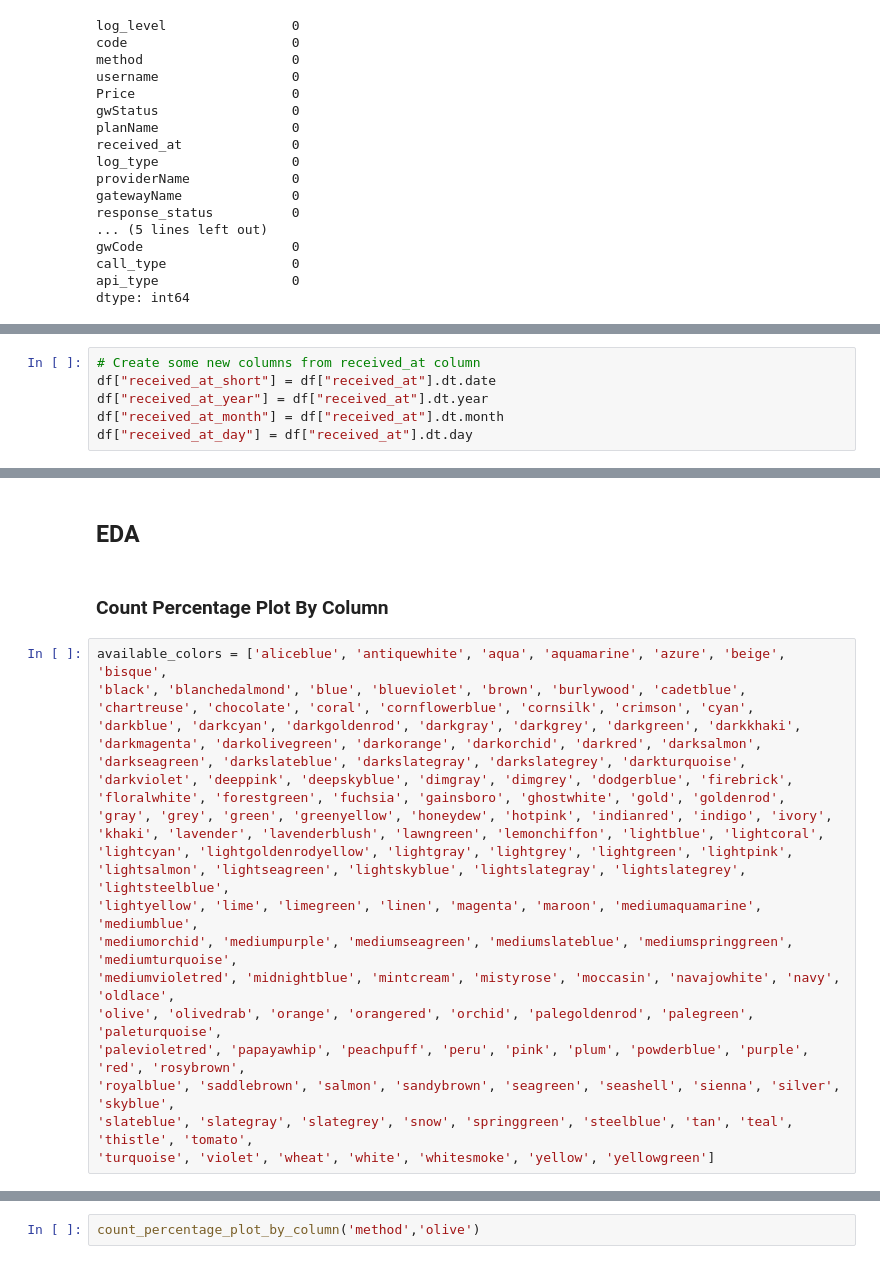
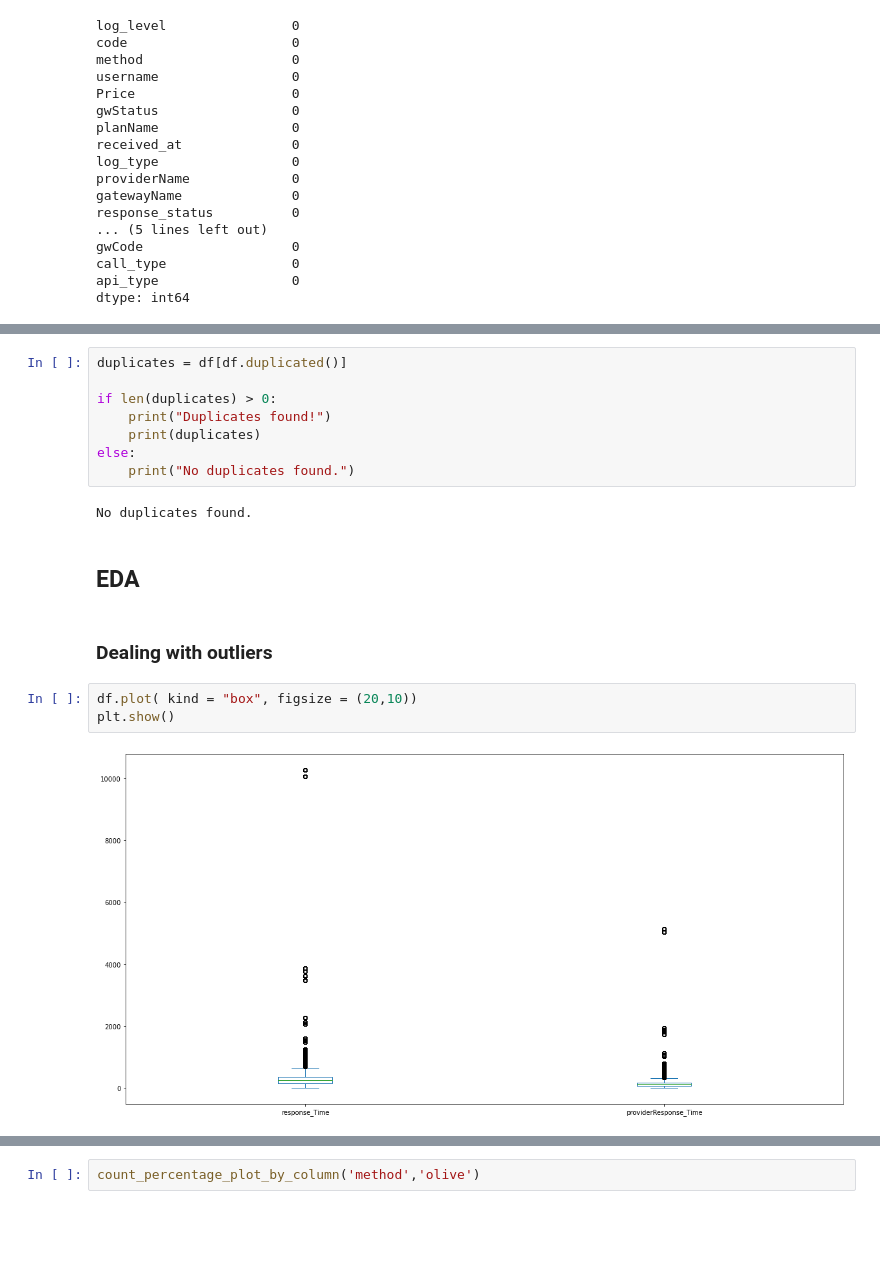
Before and after one commit to amyrmahdy/api-management, a Jupyter notebook: APIM.ipynb, the cells around one changed output, grey strips where cells are left out. Drawn from its saved outputs; the diff is of its cells as text; blank space fills up the shorter version.

```diff
--- a/APIM.ipynb
+++ b/APIM.ipynb
@@ -123,6 +97,0 @@ df["received_at"] = pd.to_datetime(df["received_at"], utc = True)
-# %%
-# Create some new columns from received_at column
-df["received_at_short"] = df["received_at"].dt.date
-df["received_at_year"] = df["received_at"].dt.year
-df["received_at_month"] = df["received_at"].dt.month
-df["received_at_day"] = df["received_at"].dt.day
@@ -147,25 +100,19 @@ These columns can be replace with boolian values:
+# %%
+duplicates = df[df.duplicated()]
+
+if len(duplicates) > 0:
+    print("Duplicates found!")
+    print(duplicates)
+else:
+    print("No duplicates found.")
+# %% [output]
+No duplicates found.
 # %% [markdown]
 ## EDA
-# %% [markdown]
-### Count Percentage Plot By Column
-# %%
-available_colors = ['aliceblue', 'antiquewhite', 'aqua', 'aquamarine', 'azure', 'beige', 'bisque',
-'black', 'blanchedalmond', 'blue', 'blueviolet', 'brown', 'burlywood', 'cadetblue',
-'chartreuse', 'chocolate', 'coral', 'cornflowerblue', 'cornsilk', 'crimson', 'cyan',
-'darkblue', 'darkcyan', 'darkgoldenrod', 'darkgray', 'darkgrey', 'darkgreen', 'darkkhaki',
-'darkmagenta', 'darkolivegreen', 'darkorange', 'darkorchid', 'darkred', 'darksalmon',
-'darkseagreen', 'darkslateblue', 'darkslategray', 'darkslategrey', 'darkturquoise',
-'darkviolet', 'deeppink', 'deepskyblue', 'dimgray', 'dimgrey', 'dodgerblue', 'firebrick',
-'floralwhite', 'forestgreen', 'fuchsia', 'gainsboro', 'ghostwhite', 'gold', 'goldenrod',
-'gray', 'grey', 'green', 'greenyellow', 'honeydew', 'hotpink', 'indianred', 'indigo', 'ivory',
-'khaki', 'lavender', 'lavenderblush', 'lawngreen', 'lemonchiffon', 'lightblue', 'lightcoral',
-'lightcyan', 'lightgoldenrodyellow', 'lightgray', 'lightgrey', 'lightgreen', 'lightpink',
-'lightsalmon', 'lightseagreen', 'lightskyblue', 'lightslategray', 'lightslategrey', 'lightsteelblue',
-'lightyellow', 'lime', 'limegreen', 'linen', 'magenta', 'maroon', 'mediumaquamarine', 'mediumblue',
-'mediumorchid', 'mediumpurple', 'mediumseagreen', 'mediumslateblue', 'mediumspringgreen', 'mediumturquoise',
-'mediumvioletred', 'midnightblue', 'mintcream', 'mistyrose', 'moccasin', 'navajowhite', 'navy', 'oldlace',
-'olive', 'olivedrab', 'orange', 'orangered', 'orchid', 'palegoldenrod', 'palegreen', 'paleturquoise',
-'palevioletred', 'papayawhip', 'peachpuff', 'peru', 'pink', 'plum', 'powderblue', 'purple', 'red', 'rosybrown',
-'royalblue', 'saddlebrown', 'salmon', 'sandybrown', 'seagreen', 'seashell', 'sienna', 'silver', 'skyblue',
-'slateblue', 'slategray', 'slategrey', 'snow', 'springgreen', 'steelblue', 'tan', 'teal', 'thistle', 'tomato',
-'turquoise', 'violet', 'wheat', 'white', 'whitesmoke', 'yellow', 'yellowgreen']
+# %% [markdown]
+### Dealing with outliers
+# %%
+df.plot( kind = "box", figsize = (20,10))
+plt.show()
+# %% [output]
+[figure, added]
```
Also changed, not shown: parts of 79 cells of this notebook.
